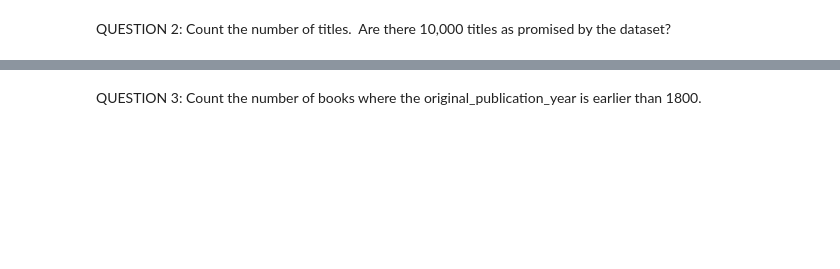
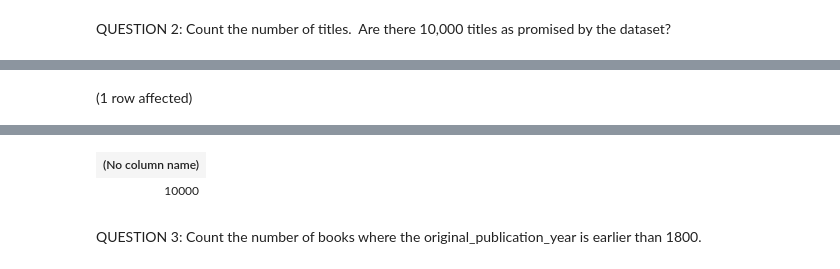
Before and after one commit to PurvaSagvekar/SQL-Part-1-Exercises, a Jupyter notebook: SQL-Part-1-Exercises.ipynb, the cells around one changed output, grey strips where cells are left out. Saved outputs shown, nothing was run; the diff lists cells and outputs as text; code cells hidden in the pictures; blank space fills up the shorter version.

```diff
--- a/SQL-Part-1-Exercises.ipynb
+++ b/SQL-Part-1-Exercises.ipynb
@@ -60,0 +56,5 @@ Total execution time: 00:00:00.058
+# %%
+select COUNT('Title')
+FROM [BooksDB].[dbo].[books]
+# %% [output]
+(1 row affected)
@@ -61,2 +62,4 @@ Total execution time: 00:00:00.058
+| (No column name) |
+| 10000 |
 # %% [markdown]
 QUESTION 3: Count the number of books where the original\_publication\_year is earlier than 1800.
```
Also changed, not shown: parts of 16 cells of this notebook.
